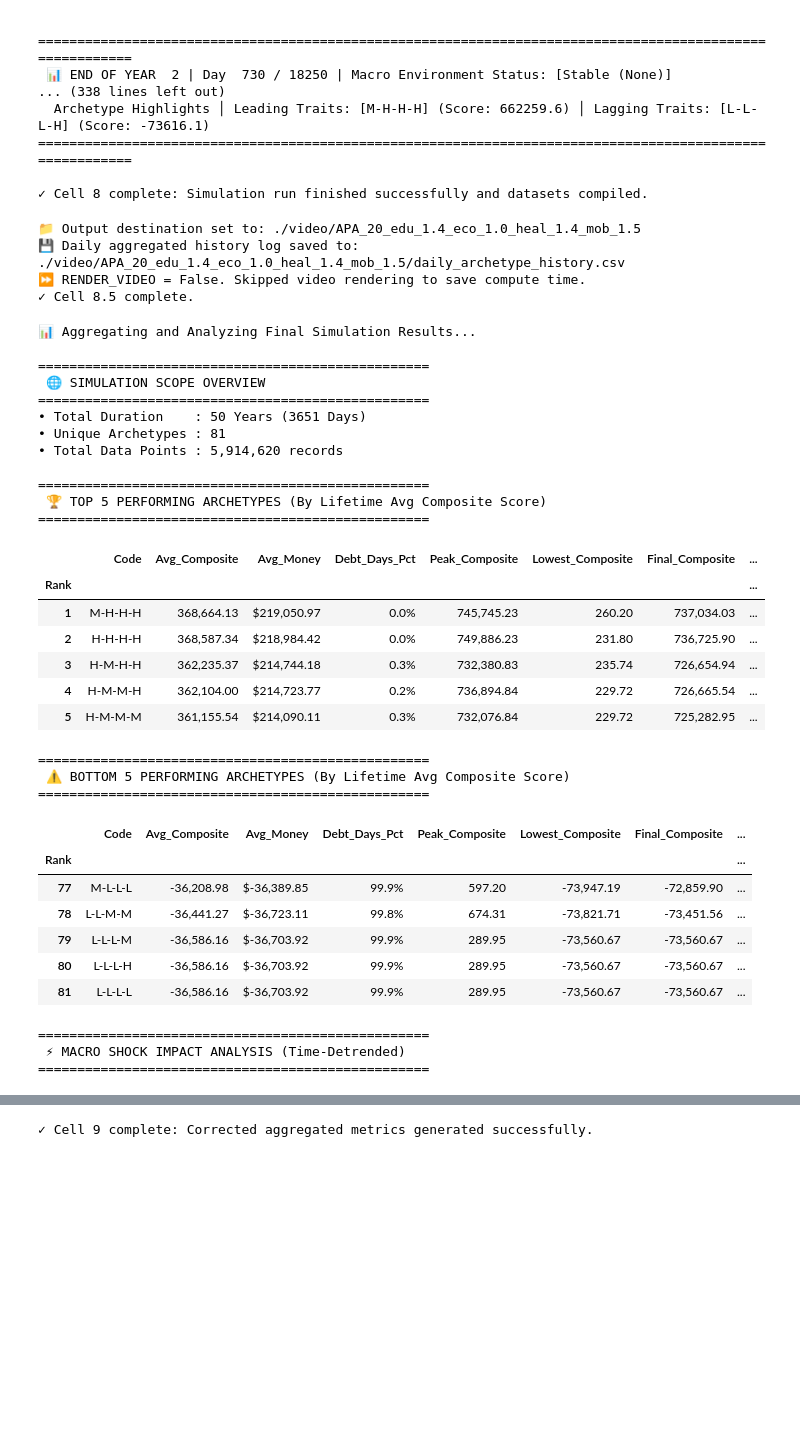
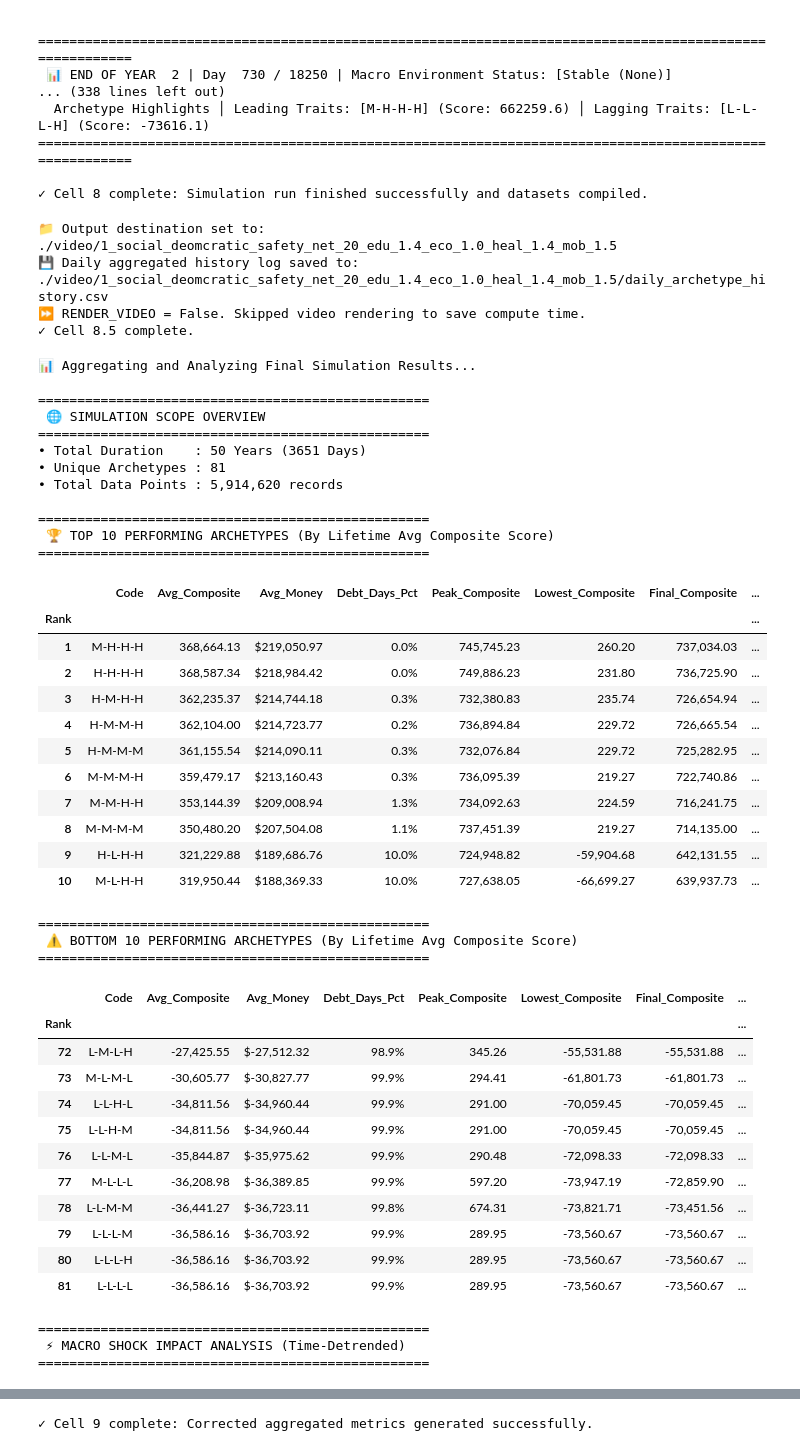
Before and after one commit to JesseLau24/Mesa_Long_Term_Success_Sim, a Jupyter notebook: ASS_81_Success_20_1_social_democratic_safety_net.ipynb, the cells around one changed output, grey strips where cells are left out. Saved outputs shown, nothing was run; the diff lists cells and outputs as text; code cells hidden in the pictures; blank space fills up the shorter version.

```diff
--- a/ASS_81_Success_20_1_social_democratic_safety_net.ipynb
+++ b/ASS_81_Success_20_1_social_democratic_safety_net.ipynb
@@ -621,7 +621,7 @@ import matplotlib.animation as animation
 
 # 1. Define output directory matching user specification
 output_folder = (
-    f"./video/APA_{AGENTS_PER_ARCHETYPE}"
+    f"./video/1_social_deomcratic_safety_net_{AGENTS_PER_ARCHETYPE}"
     f"_edu_{BASE_EDUCATION_QUALITY}"
     f"_eco_{BASE_ECONOMIC_GROWTH}"
     f"_heal_{BASE_HEALTHCARE_QUALITY}"
@@ -770,8 +770,8 @@ else:
 
 print("✓ Cell 8.5 complete.")
 # %% [output]
-📁 Output destination set to: ./video/APA_20_edu_1.4_eco_1.0_heal_1.4_mob_1.5
-💾 Daily aggregated history log saved to: ./video/APA_20_edu_1.4_eco_1.0_heal_1.4_mob_1.5/daily_archetype_history.csv
+📁 Output destination set to: ./video/1_social_deomcratic_safety_net_20_edu_1.4_eco_1.0_heal_1.4_mob_1.5
+💾 Daily aggregated history log saved to: ./video/1_social_deomcratic_safety_net_20_edu_1.4_eco_1.0_heal_1.4_mob_1.5/daily_archetype_history.csv
 ⏩ RENDER_VIDEO = False. Skipped video rendering to save compute time.
 ✓ Cell 8.5 complete.
 # %%
@@ -846,9 +846,9 @@ df_shock_impact = df_history_temp.groupby("Active_Shock").agg(
 # 4. Display Formatted Output Tables
 # ------------------------------------------------------------------------------
 print("==================================================")
-print(" 🏆 TOP 5 PERFORMING ARCHETYPES (By Lifetime Avg Composite Score)")
+print(" 🏆 TOP 10 PERFORMING ARCHETYPES (By Lifetime Avg Composite Score)")
 print("==================================================")
-display(df_archetype_summary.head(5).style.format({
+display(df_archetype_summary.head(10).style.format({
     "Avg_Composite": "{:,.2f}",
     "Final_Composite": "{:,.2f}",
     "Avg_Money": "${:,.2f}",
@@ -859,9 +859,9 @@ display(df_archetype_summary.head(5).style.format({
 }))
 
 print("\n==================================================")
-print(" ⚠️ BOTTOM 5 PERFORMING ARCHETYPES (By Lifetime Avg Composite Score)")
+print(" ⚠️ BOTTOM 10 PERFORMING ARCHETYPES (By Lifetime Avg Composite Score)")
 print("==================================================")
-display(df_archetype_summary.tail(5).style.format({
+display(df_archetype_summary.tail(10).style.format({
     "Avg_Composite": "{:,.2f}",
     "Final_Composite": "{:,.2f}",
     "Avg_Money": "${:,.2f}",
@@ -874,39 +874,49 @@ display(df_archetype_summary.tail(5).style.format({
 print("\n==================================================")
 print(" ⚡ MACRO SHOCK IMPACT ANALYSIS (Time-Detrended)")
 print("==================================================")
 display(df_shock_impact.style.format({
     "Avg_Composite": "{:,.2f}",
     "Relative_Impact_Delta": "{:+,.2f}",
     "Avg_Money": "${:,.2f}",
     "In_Debt_Pct": "{:.1f}%"
 }))
 
 print("\n✓ Cell 9 complete: Corrected aggregated metrics generated successfully.")
 # %% [output]
 📊 Aggregating and Analyzing Final Simulation Results...
 
 ==================================================
  🌐 SIMULATION SCOPE OVERVIEW
 ==================================================
 • Total Duration    : 50 Years (3651 Days)
 • Unique Archetypes : 81
 • Total Data Points : 5,914,620 records
 
 ==================================================
- 🏆 TOP 5 PERFORMING ARCHETYPES (By Lifetime Avg Composite Score)
+ 🏆 TOP 10 PERFORMING ARCHETYPES (By Lifetime Avg Composite Score)
 ==================================================
 |  | Code | Avg_Composite | Avg_Money | Debt_Days_Pct | Peak_Composite | Lowest_Composite | Final_Composite | ... |
 | Rank |  |  |  |  |  |  |  | ... |
 | 1 | M-H-H-H | 368,664.13 | $219,050.97 | 0.0% | 745,745.23 | 260.20 | 737,034.03 | ... |
 | 2 | H-H-H-H | 368,587.34 | $218,984.42 | 0.0% | 749,886.23 | 231.80 | 736,725.90 | ... |
 | 3 | H-M-H-H | 362,235.37 | $214,744.18 | 0.3% | 732,380.83 | 235.74 | 726,654.94 | ... |
 | 4 | H-M-M-H | 362,104.00 | $214,723.77 | 0.2% | 736,894.84 | 229.72 | 726,665.54 | ... |
 | 5 | H-M-M-M | 361,155.54 | $214,090.11 | 0.3% | 732,076.84 | 229.72 | 725,282.95 | ... |
+| 6 | M-M-M-H | 359,479.17 | $213,160.43 | 0.3% | 736,095.39 | 219.27 | 722,740.86 | ... |
+| 7 | M-M-H-H | 353,144.39 | $209,008.94 | 1.3% | 734,092.63 | 224.59 | 716,241.75 | ... |
+| 8 | M-M-M-M | 350,480.20 | $207,504.08 | 1.1% | 737,451.39 | 219.27 | 714,135.00 | ... |
+| 9 | H-L-H-H | 321,229.88 | $189,686.76 | 10.0% | 724,948.82 | -59,904.68 | 642,131.55 | ... |
+| 10 | M-L-H-H | 319,950.44 | $188,369.33 | 10.0% | 727,638.05 | -66,699.27 | 639,937.73 | ... |
 ==================================================
- ⚠️ BOTTOM 5 PERFORMING ARCHETYPES (By Lifetime Avg Composite Score)
+ ⚠️ BOTTOM 10 PERFORMING ARCHETYPES (By Lifetime Avg Composite Score)
 ==================================================
 |  | Code | Avg_Composite | Avg_Money | Debt_Days_Pct | Peak_Composite | Lowest_Composite | Final_Composite | ... |
 | Rank |  |  |  |  |  |  |  | ... |
+| 72 | L-M-L-H | -27,425.55 | $-27,512.32 | 98.9% | 345.26 | -55,531.88 | -55,531.88 | ... |
+| 73 | M-L-M-L | -30,605.77 | $-30,827.77 | 99.9% | 294.41 | -61,801.73 | -61,801.73 | ... |
+| 74 | L-L-H-L | -34,811.56 | $-34,960.44 | 99.9% | 291.00 | -70,059.45 | -70,059.45 | ... |
+| 75 | L-L-H-M | -34,811.56 | $-34,960.44 | 99.9% | 291.00 | -70,059.45 | -70,059.45 | ... |
+| 76 | L-L-M-L | -35,844.87 | $-35,975.62 | 99.9% | 290.48 | -72,098.33 | -72,098.33 | ... |
 | 77 | M-L-L-L | -36,208.98 | $-36,389.85 | 99.9% | 597.20 | -73,947.19 | -72,859.90 | ... |
 | 78 | L-L-M-M | -36,441.27 | $-36,723.11 | 99.8% | 674.31 | -73,821.71 | -73,451.56 | ... |
 | 79 | L-L-L-M | -36,586.16 | $-36,703.92 | 99.9% | 289.95 | -73,560.67 | -73,560.67 | ... |
```
Also changed, not shown: parts of 3 cells of this notebook, 32 other files.
